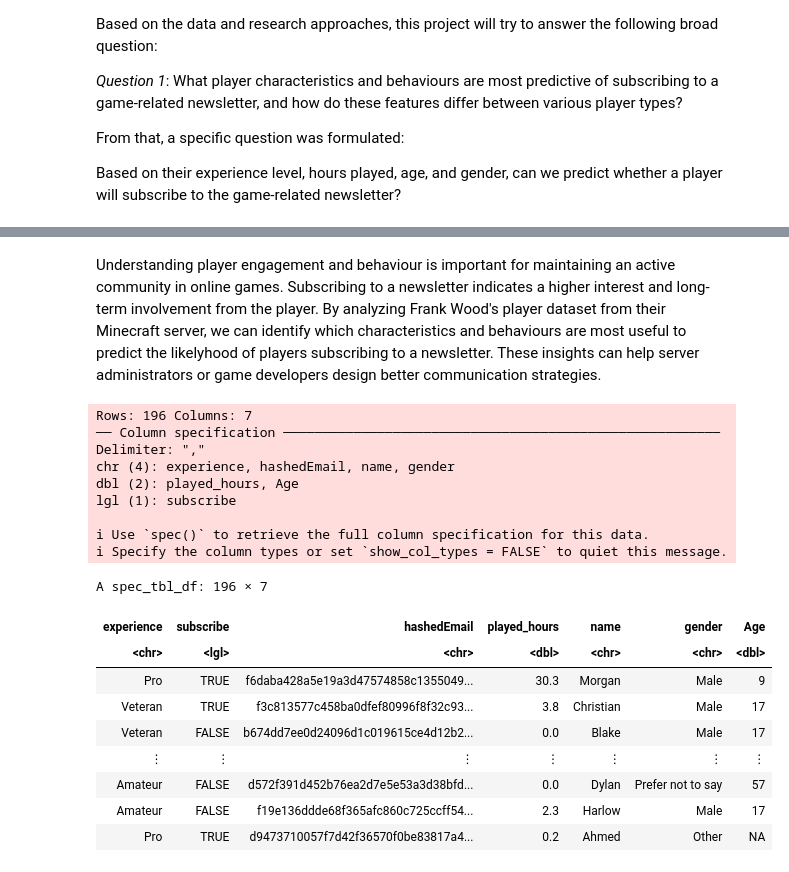
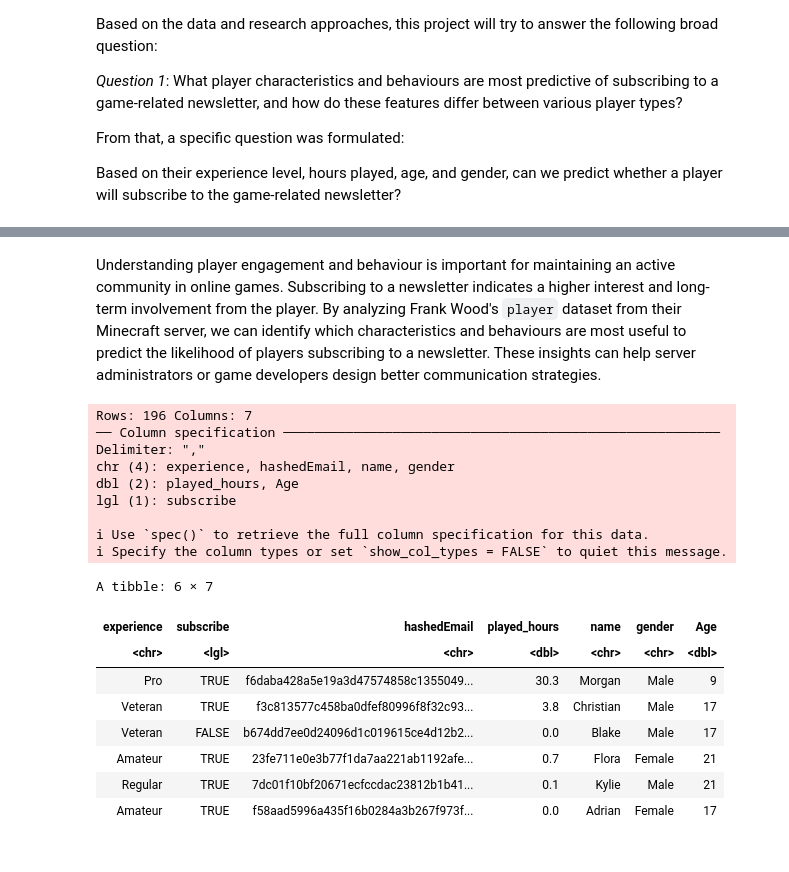
Before and after one commit to daviiihb/individual_planning_report, a Jupyter notebook: planning_report.ipynb, the cells around one changed output, grey strips where cells are left out. Saved outputs shown, nothing was run; the diff lists cells and outputs as text; code cells hidden in the pictures.

```diff
--- a/planning_report.ipynb
+++ b/planning_report.ipynb
@@ -21,26 +39,26 @@ library(GGally)
 # %% [markdown]
-Understanding player engagement and behaviour is important for maintaining an active community in online games. Subscribing to a newsletter indicates a higher interest and long-term involvement from the player. By analyzing Frank Wood's player dataset from their Minecraft server, we can identify which characteristics and behaviours are most useful to predict the likelyhood of players subscribing to a newsletter. These insights can help server administrators or game developers design better communication strategies.
+Understanding player engagement and behaviour is important for maintaining an active community in online games. Subscribing to a newsletter indicates a higher interest and long-term involvement from the player. By analyzing Frank Wood's `player` dataset from their Minecraft server, we can identify which characteristics and behaviours are most useful to predict the likelihood of players subscribing to a newsletter. These insights can help server administrators or game developers design better communication strategies.
 # %%
+# load the dataset and get the header
 players <- read_csv("/home/jovyan/work/individual_planning_report/players.csv")
-players
+head(players)
 # %% [output]
 Rows: 196 Columns: 7
 ── Column specification ────────────────────────────────────────────────────────
 Delimiter: ","
 chr (4): experience, hashedEmail, name, gender
 dbl (2): played_hours, Age
 lgl (1): subscribe
 
 ℹ Use `spec()` to retrieve the full column specification for this data.
 ℹ Specify the column types or set `show_col_types = FALSE` to quiet this message.
-A spec_tbl_df: 196 × 7
+A tibble: 6 × 7
 | experience | subscribe | hashedEmail | played_hours | name | gender | Age |
 | <chr> | <lgl> | <chr> | <dbl> | <chr> | <chr> | <dbl> |
 | Pro | TRUE | f6daba428a5e19a3d47574858c1355049... | 30.3 | Morgan | Male | 9 |
 | Veteran | TRUE | f3c813577c458ba0dfef80996f8f32c93... | 3.8 | Christian | Male | 17 |
 | Veteran | FALSE | b674dd7ee0d24096d1c019615ce4d12b2... | 0.0 | Blake | Male | 17 |
-| ⋮ | ⋮ | ⋮ | ⋮ | ⋮ | ⋮ | ⋮ |
-| Amateur | FALSE | d572f391d452b76ea2d7e5e53a3d38bfd... | 0.0 | Dylan | Prefer not to say | 57 |
-| Amateur | FALSE | f19e136ddde68f365afc860c725ccff54... | 2.3 | Harlow | Male | 17 |
-| Pro | TRUE | d9473710057f7d42f36570f0be83817a4... | 0.2 | Ahmed | Other | NA |
+| Amateur | TRUE | 23fe711e0e3b77f1da7aa221ab1192afe... | 0.7 | Flora | Female | 21 |
+| Regular | TRUE | 7dc01f10bf20671ecfccdac23812b1b41... | 0.1 | Kylie | Male | 21 |
+| Amateur | TRUE | f58aad5996a435f16b0284a3b267f973f... | 0.0 | Adrian | Female | 17 |
 # %% [markdown]
```
Also changed, not shown: parts of 6 cells of this notebook.
